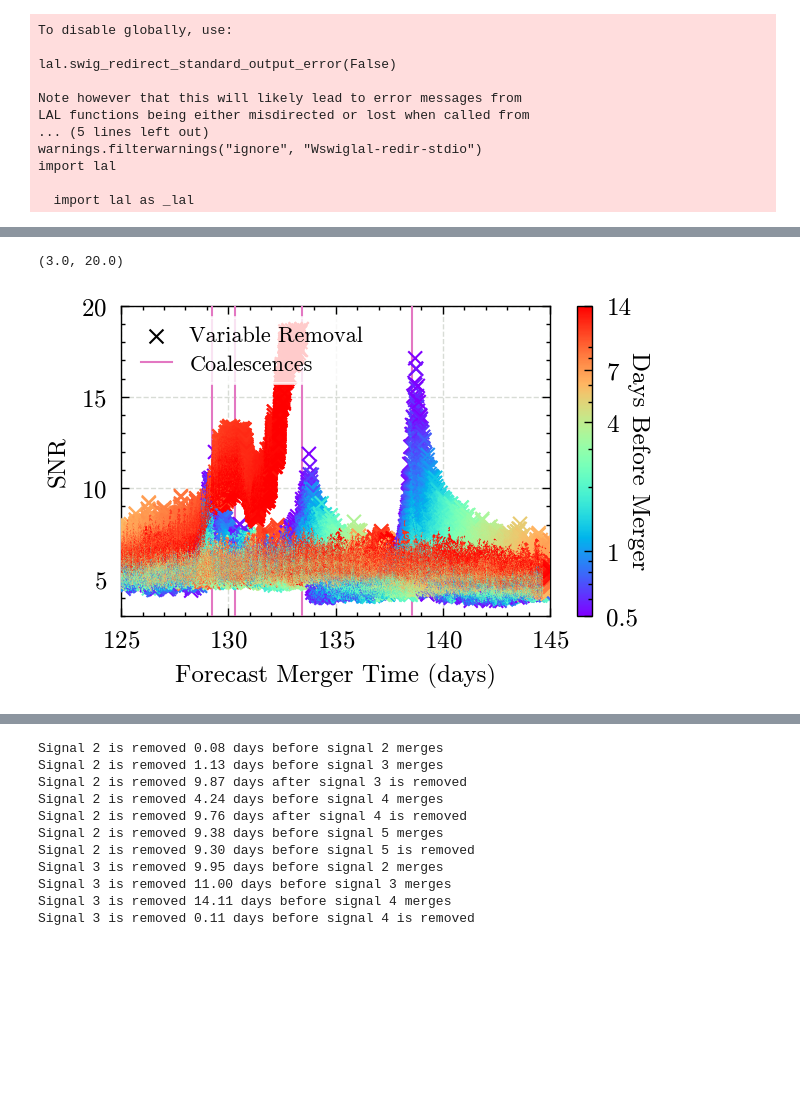
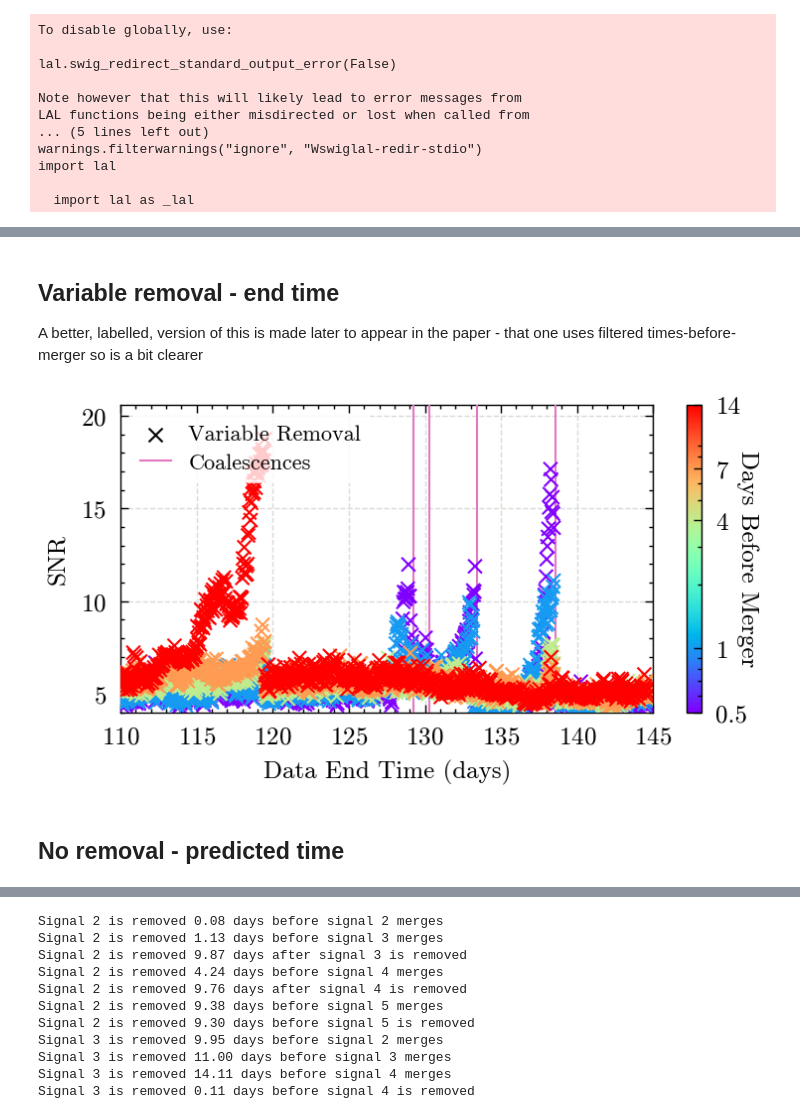
Before and after one commit to icg-gravwaves/lisa_premerger_sangria, a Jupyter notebook: search/inpainting_runs/plot_focused_data_results.ipynb, the cells around one changed output, grey strips where cells are left out. Drawn from its saved outputs; the diff is of its cells as text; code cells hidden in the pictures; blank space fills up the shorter version.

```diff
--- a/search/inpainting_runs/plot_focused_data_results.ipynb
+++ b/search/inpainting_runs/plot_focused_data_results.ipynb
@@ -49,12 +49,18 @@ times_before = [0.5, 1, 4, 7, 14]
 
 results_noremoval = get_results(
     f"results/data_runs_focused_noremoval.hdf",
-    # filter_times_before=times_before
+    filter_times_before=times_before
 )
+
 results_varremoval = get_results(
     f"results/data_runs_focused_varied_removal.hdf",
-    # filter_times_before=times_before
+    filter_times_before=times_before
 )
+
+results_2hrremoval = get_results(
+    f"results/data_runs_psd_estimate.hdf",
+    filter_times_before=times_before
+)
 # %%
 # Get the truth times
 import ldc.io.hdf5 as hdfio
@@ -81,16 +126,19 @@ fig_focused_predict, _ = plotting_utils.plot_around_time(
+# %% [markdown]
+## Variable removal - end time
+
+A better, labelled, version of this is made later to appear in the paper - that one uses filtered times-before-merger so is a bit clearer
 # %%
-fig_focused_predict_varonly, _ = plotting_utils.plot_around_time(
+fig_focused_var_end_time, _ = plotting_utils.plot_around_time(
     results_one=results_varremoval,
     truth_times=truth_times_s,
     times_before=times_before,
     label_one='Variable Removal',
-    start_time_offset=125,
+    predicted_time=False,
+    start_time_offset=110,
     end_time_offset=145,
-    legend_loc='upper left'
+    width_factor=1.25
 )
-_[0].set_ylim(3,20)
-
-# fig_focused_predict.savefig('plots/focused_results_prediction.pdf')
 # %% [output]
-(3.0, 20.0)
-[figure, old version]
+[figure, new version]
+# %% [markdown]
+## No removal - predicted time
```
Also changed, not shown: parts of 23 cells of this notebook, 3 other files.
